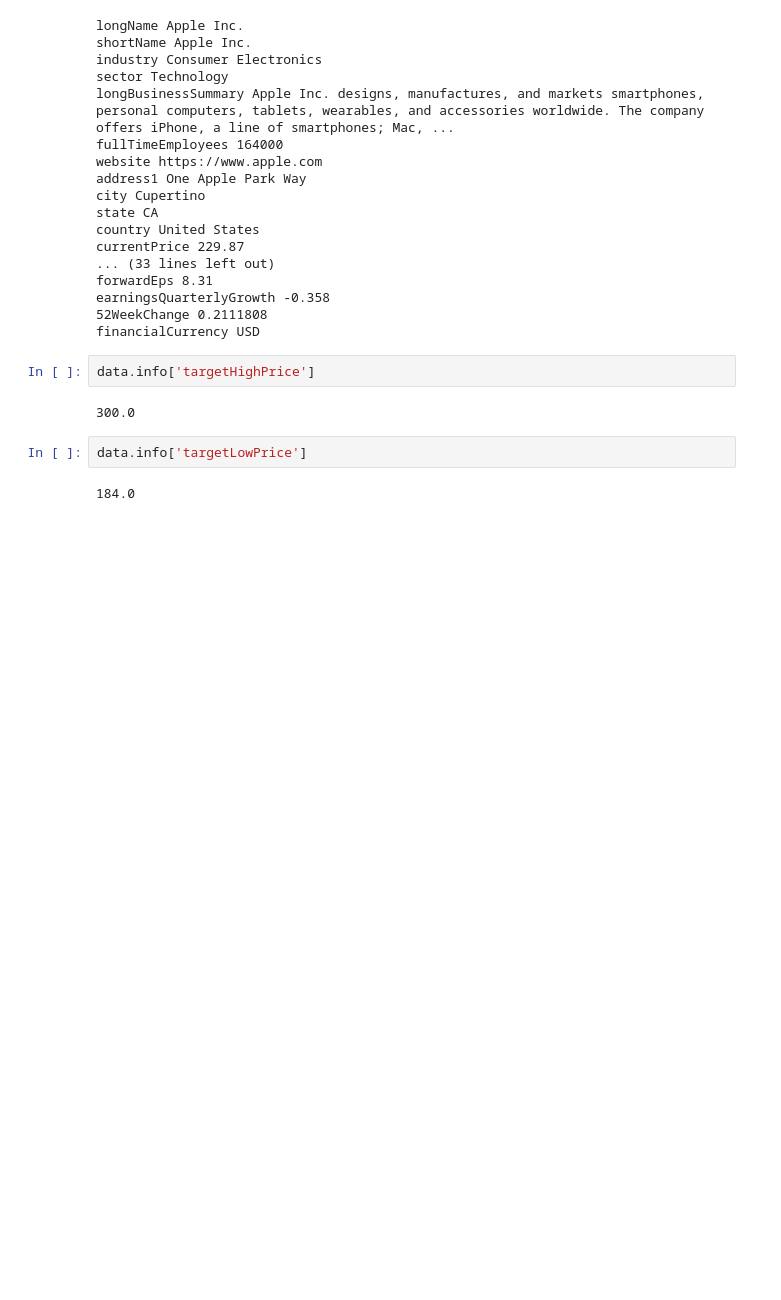
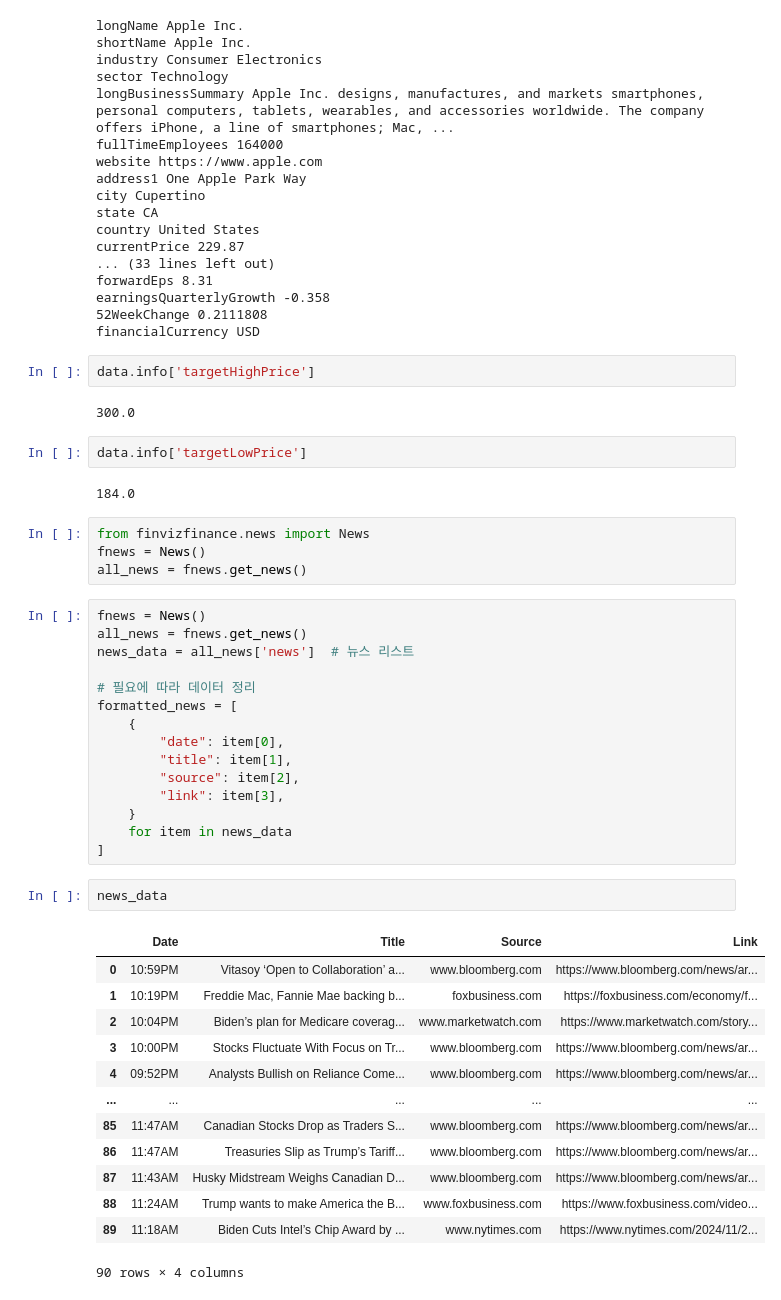
Before and after one commit to Pjus/investing, a Jupyter notebook: test.ipynb, the cells around one changed output. Saved outputs shown, nothing was run; the diff lists cells and outputs as text; blank space fills up the shorter version.

```diff
--- a/test.ipynb
+++ b/test.ipynb
@@ -64,3 +64,38 @@ data.info['targetHighPrice']
 data.info['targetLowPrice']
 # %% [output]
 184.0
+# %%
+from finvizfinance.news import News
+fnews = News()
+all_news = fnews.get_news()
+# %%
+fnews = News()
+all_news = fnews.get_news()
+news_data = all_news['news']  # 뉴스 리스트
+
+# 필요에 따라 데이터 정리
+formatted_news = [
+    {
+        "date": item[0],
+        "title": item[1],
+        "source": item[2],
+        "link": item[3],
+    }
+    for item in news_data
+]
+# %%
+news_data
+# %% [output]
+|  | Date | Title | Source | Link |
+| 0 | 10:59PM | Vitasoy ‘Open to Collaboration’ a... | www.bloomberg.com | https://www.bloomberg.com/news/ar... |
+| 1 | 10:19PM | Freddie Mac, Fannie Mae backing b... | foxbusiness.com | https://foxbusiness.com/economy/f... |
+| 2 | 10:04PM | Biden’s plan for Medicare coverag... | www.marketwatch.com | https://www.marketwatch.com/story... |
+| 3 | 10:00PM | Stocks Fluctuate With Focus on Tr... | www.bloomberg.com | https://www.bloomberg.com/news/ar... |
+| 4 | 09:52PM | Analysts Bullish on Reliance Come... | www.bloomberg.com | https://www.bloomberg.com/news/ar... |
+| ... | ... | ... | ... | ... |
+| 85 | 11:47AM | Canadian Stocks Drop as Traders S... | www.bloomberg.com | https://www.bloomberg.com/news/ar... |
+| 86 | 11:47AM | Treasuries Slip as Trump’s Tariff... | www.bloomberg.com | https://www.bloomberg.com/news/ar... |
+| 87 | 11:43AM | Husky Midstream Weighs Canadian D... | www.bloomberg.com | https://www.bloomberg.com/news/ar... |
+| 88 | 11:24AM | Trump wants to make America the B... | www.foxbusiness.com | https://www.foxbusiness.com/video... |
+| 89 | 11:18AM | Biden Cuts Intel’s Chip Award by ... | www.nytimes.com | https://www.nytimes.com/2024/11/2... |
+90 rows × 4 columns
```
Also changed, not shown: parts of 2 cells of this notebook, 25 other files.
